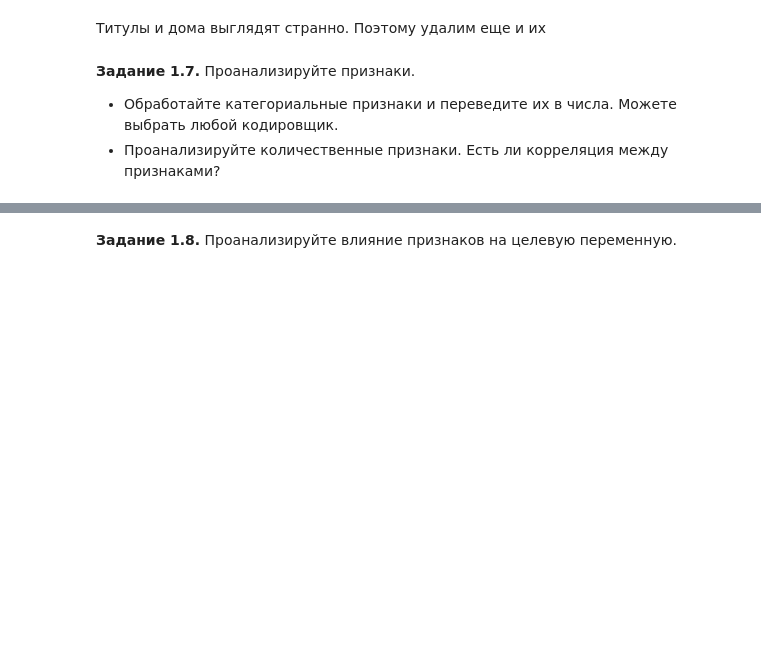
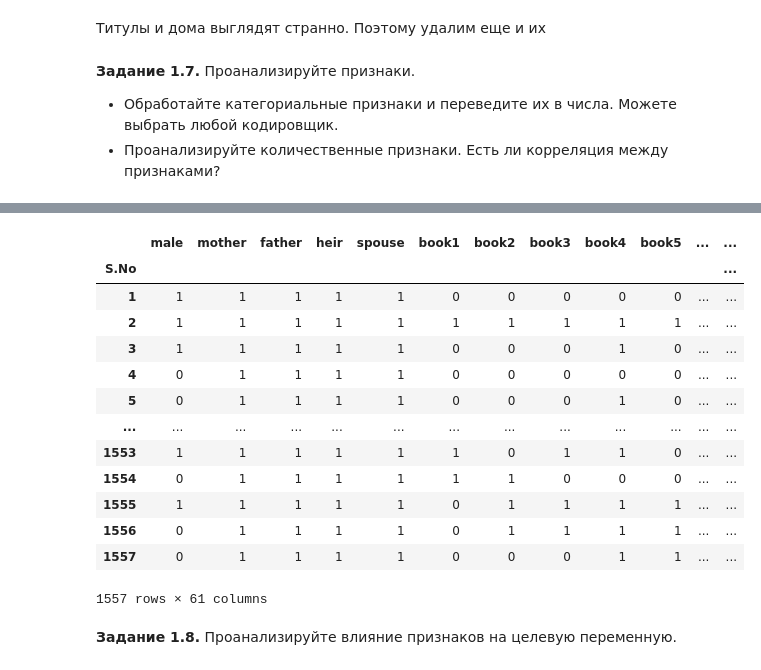
Before and after one commit to zyf2021/DL_materials, a Jupyter notebook: Копия_блокнота_"[homework_4_2_]game_of_thrones_prediction_ipynb".ipynb, the cells around one changed output, grey strips where cells are left out. Saved outputs shown, nothing was run; the diff lists cells and outputs as text; code cells hidden in the pictures; blank space fills up the shorter version.

```diff
--- a/Копия_блокнота_"[homework_4_2_]game_of_thrones_prediction_ipynb".ipynb
+++ b/Копия_блокнота_"[homework_4_2_]game_of_thrones_prediction_ipynb".ipynb
@@ -411,3 +456,20 @@ df_encoded
+# %%
+train_df_encoded
+# %% [output]
+|  | male | mother | father | heir | spouse | book1 | book2 | book3 | book4 | book5 | ... | ... |
+| S.No |  |  |  |  |  |  |  |  |  |  |  | ... |
+| 1 | 1 | 1 | 1 | 1 | 1 | 0 | 0 | 0 | 0 | 0 | ... | ... |
+| 2 | 1 | 1 | 1 | 1 | 1 | 1 | 1 | 1 | 1 | 1 | ... | ... |
+| 3 | 1 | 1 | 1 | 1 | 1 | 0 | 0 | 0 | 1 | 0 | ... | ... |
+| 4 | 0 | 1 | 1 | 1 | 1 | 0 | 0 | 0 | 0 | 0 | ... | ... |
+| 5 | 0 | 1 | 1 | 1 | 1 | 0 | 0 | 0 | 1 | 0 | ... | ... |
+| ... | ... | ... | ... | ... | ... | ... | ... | ... | ... | ... | ... | ... |
+| 1553 | 1 | 1 | 1 | 1 | 1 | 1 | 0 | 1 | 1 | 0 | ... | ... |
+| 1554 | 0 | 1 | 1 | 1 | 1 | 1 | 1 | 0 | 0 | 0 | ... | ... |
+| 1555 | 1 | 1 | 1 | 1 | 1 | 0 | 1 | 1 | 1 | 1 | ... | ... |
+| 1556 | 0 | 1 | 1 | 1 | 1 | 0 | 1 | 1 | 1 | 1 | ... | ... |
+| 1557 | 0 | 1 | 1 | 1 | 1 | 0 | 0 | 0 | 1 | 1 | ... | ... |
+1557 rows × 61 columns
 # %% [markdown]
 **Задание 1.8.** Проанализируйте влияние признаков на целевую переменную.
 # %%
```
Also changed, not shown: parts of 61 cells of this notebook.
